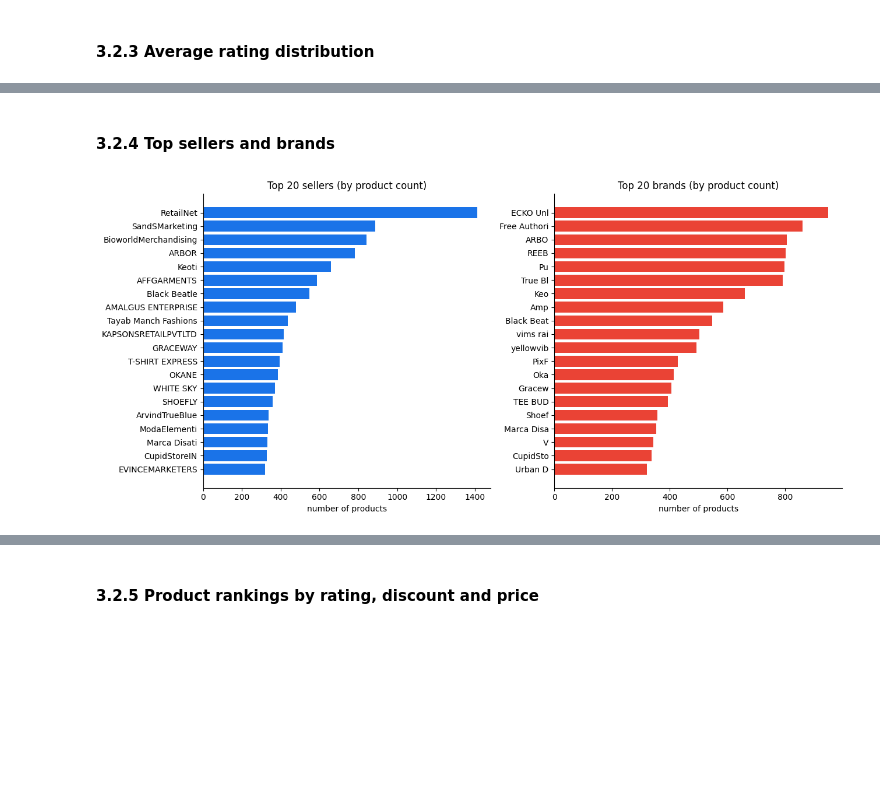
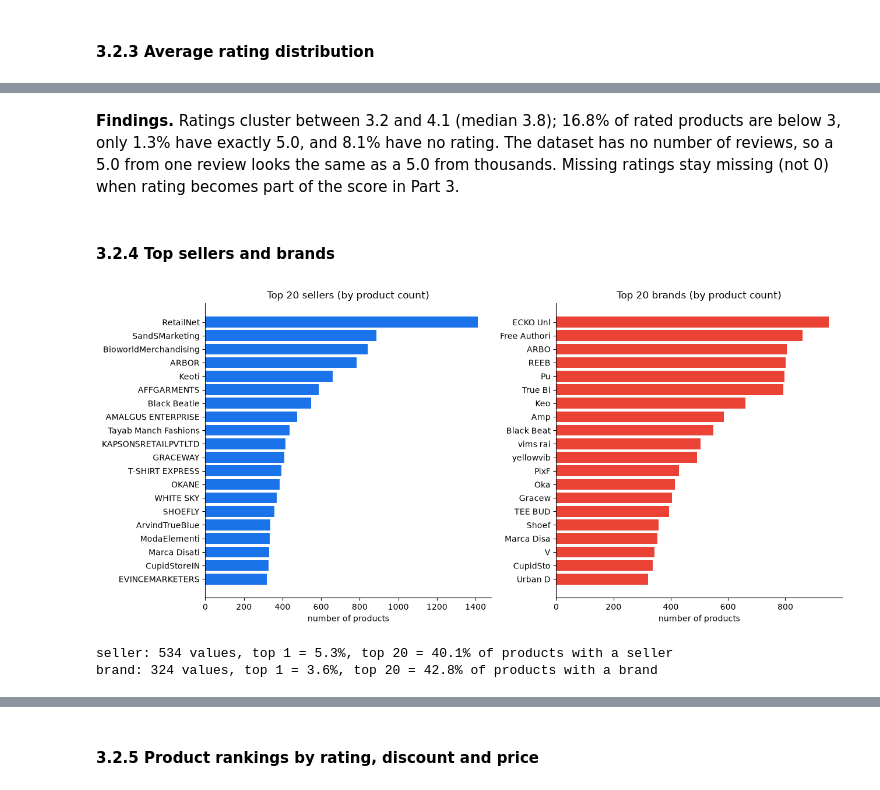
Before and after one commit to uripont/fashion-search-engine, a Jupyter notebook: notebooks/part_1.ipynb, the cells around one changed output, grey strips where cells are left out. Saved outputs shown, nothing was run; the diff lists cells and outputs as text; code cells hidden in the pictures; blank space fills up the shorter version.

```diff
--- a/notebooks/part_1.ipynb
+++ b/notebooks/part_1.ipynb
@@ -260,20 +267,13 @@ validation products found: 40 / 40
 # %%
-# Word count distribution and average sentence length of titles and descriptions,
-# vocabulary size (e.g. before and after pre-processing), word clouds,
-# entity recognition with spaCy (en_core_web_sm).
-# Save figures with fig.savefig(FIGURES / "<name>.pdf").
-
 import numpy as np
 from collections import Counter
+
+import spacy
+from nltk.tokenize import sent_tokenize
 from wordcloud import WordCloud
-import spacy
 
-# Download model into the exact Python environment
-!{sys.executable} -m spacy download en_core_web_sm
-
-# Load spaCy (run once in terminal: python -m spacy download en_core_web_sm)
+# en_core_web_sm is a project dependency, installed by `uv sync`.
 nlp = spacy.load("en_core_web_sm")
 
-# Reload corpus (already saved in 2.5)
+# Read the records saved in 2.5, as the later parts will.
 products = cp.load_corpus()
-raw      = cp.load_raw()
@@ -439,7 +482,13 @@ fig.tight_layout()
 fig.savefig(FIGURES / "named_entities.pdf")
 plt.show()
 
-# Entity type breakdown
-type_counts = Counter(label for (label, _) in entity_counts)
-pd.Series(type_counts, name="count").sort_values(ascending=False).to_frame()
+# Entity type breakdown: occurrences and distinct strings per type.
+occurrences, distinct = Counter(), Counter()
+for (label, _), count in entity_counts.items():
+    occurrences[label] += count
+    distinct[label] += 1
+print("titles with at least one entity:",
+      sum(bool(doc.ents) for doc in nlp.pipe(sample_titles, batch_size=256, disable=["parser"])),
+      "/", len(sample_titles))
+pd.DataFrame({"occurrences": occurrences, "distinct": distinct}).sort_values("occurrences", ascending=False)
 # %% [output]
@@ -525,20 +600,33 @@ products["average_rating"].describe().round(2).to_frame()
 | 50% | 3.8 |
 | 75% | 4.1 |
 | max | 5.0 |
+# %% [markdown]
+**Findings.** Ratings cluster between 3.2 and 4.1 (median 3.8); 16.8% of rated
+products are below 3, only 1.3% have exactly 5.0, and 8.1% have no rating. The
+dataset has no number of reviews, so a 5.0 from one review looks the same as a
+5.0 from thousands. Missing ratings stay missing (not 0) when rating becomes
+part of the score in Part 3.
 # %% [markdown]
 #### 3.2.4 Top sellers and brands
 # %%
 fig, axes = plt.subplots(1, 2, figsize=(13, 6))
 for ax, col, title, color in zip(
     axes,
     ["seller", "brand"],
     ["Top 20 sellers (by product count)", "Top 20 brands (by product count)"],
     ["#1a73e8", "#ea4335"],
 ):
     top = products[col].value_counts().head(20)
     ax.barh(top.index[::-1], top.values[::-1], color=color)
     ax.set_title(title); ax.set_xlabel("number of products")
     ax.spines[["top", "right"]].set_visible(False)
 fig.tight_layout(); fig.savefig(FIGURES / "top_sellers_brands.pdf"); plt.show()
+
+for col in ["seller", "brand"]:
+    counts = products[col].value_counts()
+    print(f"{col}: {len(counts)} values, top 1 = {counts.iloc[0] / counts.sum():.1%}, "
+          f"top 20 = {counts.head(20).sum() / counts.sum():.1%} of products with a {col}")
 # %% [output]
-[figure, old version]
+[figure, new version]
+seller: 534 values, top 1 = 5.3%, top 20 = 40.1% of products with a seller
+brand: 324 values, top 1 = 3.6%, top 20 = 42.8% of products with a brand
```
Also changed, not shown: parts of 32 cells of this notebook, 13 other files.
